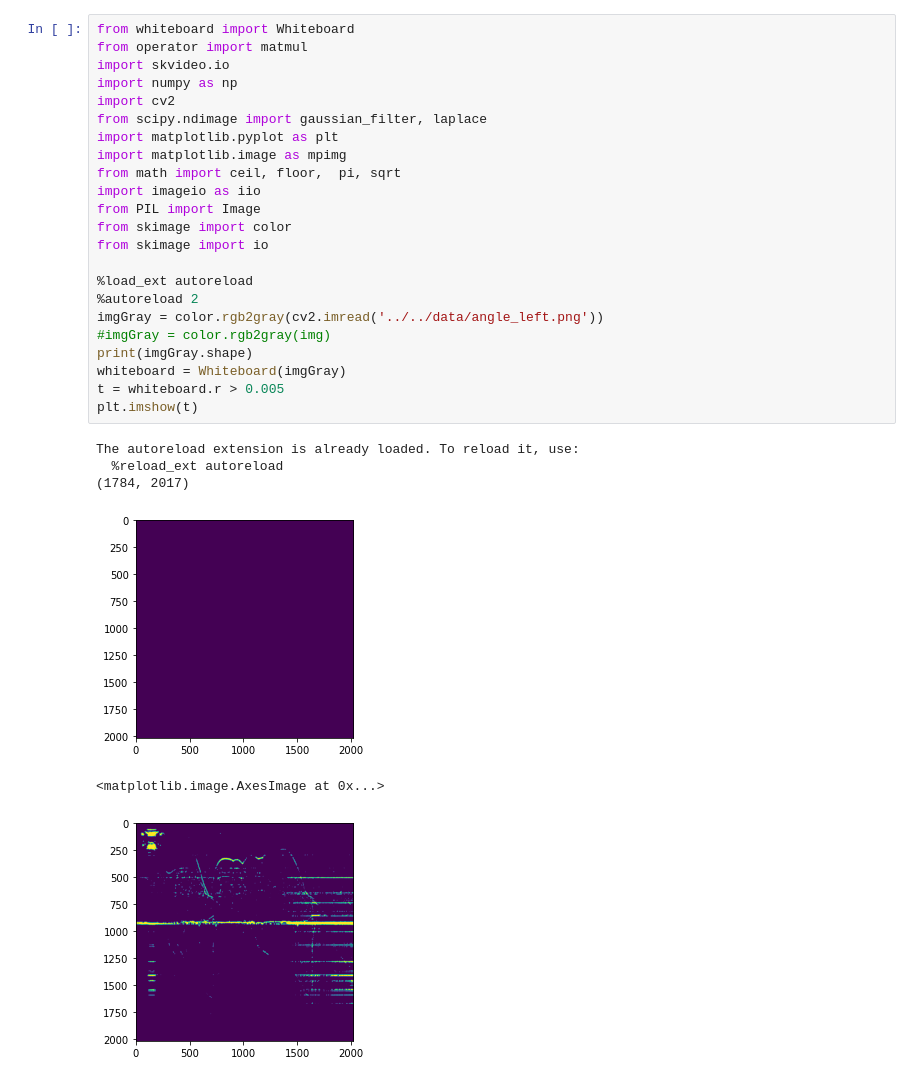
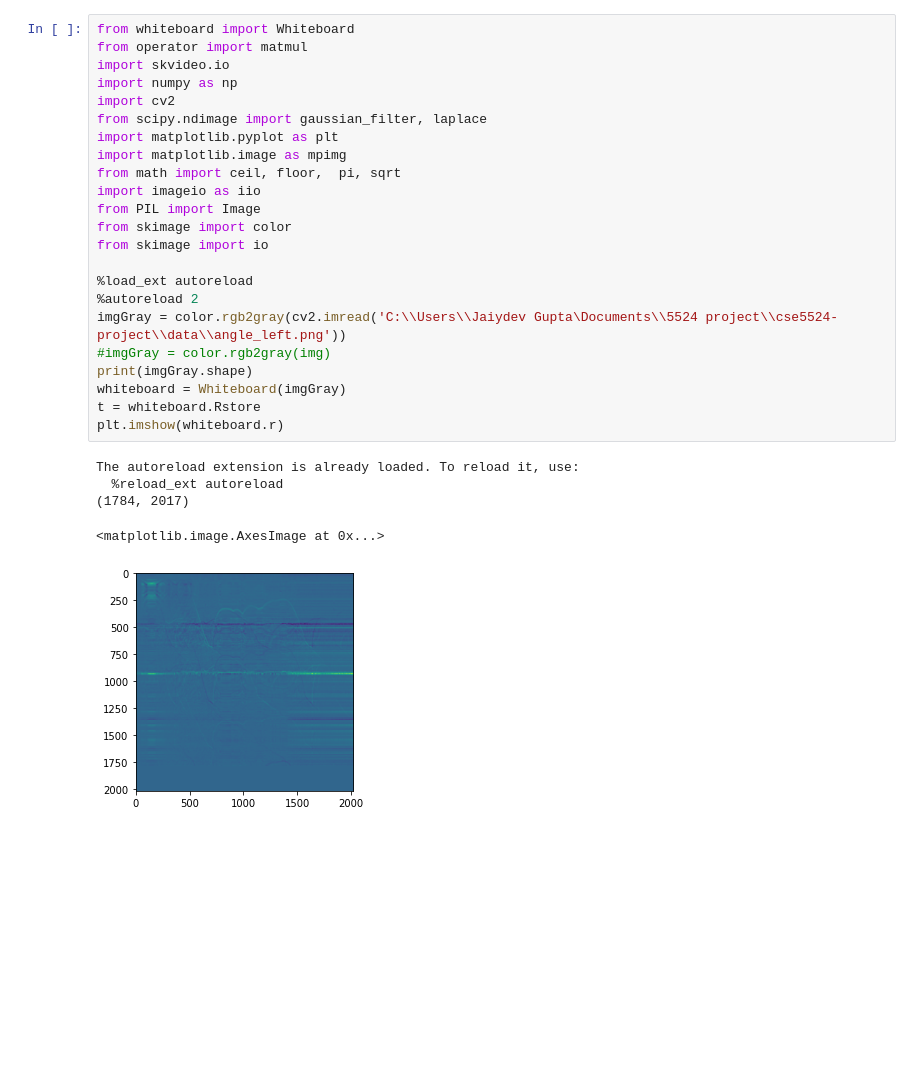
Before and after one commit to evanhuang117/cse5524-project, a Jupyter notebook: mspaint2.0/whiteboard/driver.ipynb, the cells around one changed output. Saved outputs shown, nothing was run; the diff lists cells and outputs as text; blank space fills up the shorter version.

```diff
--- a/mspaint2.0/whiteboard/driver.ipynb
+++ b/mspaint2.0/whiteboard/driver.ipynb
@@ -1,33 +1,32 @@
 # %%
 from whiteboard import Whiteboard
 from operator import matmul
 import skvideo.io
 import numpy as np
 import cv2
 from scipy.ndimage import gaussian_filter, laplace
 import matplotlib.pyplot as plt
 import matplotlib.image as mpimg
 from math import ceil, floor,  pi, sqrt
 import imageio as iio
 from PIL import Image
 from skimage import color
 from skimage import io
 
 %load_ext autoreload
 %autoreload 2
-imgGray = color.rgb2gray(cv2.imread('../../data/angle_left.png'))
+imgGray = color.rgb2gray(cv2.imread('C:\\Users\\Jaiydev Gupta\Documents\\5524 project\\cse5524-project\\data\\angle_left.png'))
 #imgGray = color.rgb2gray(img)
 print(imgGray.shape)
 whiteboard = Whiteboard(imgGray)
-t = whiteboard.r > 0.005
-plt.imshow(t)
+t = whiteboard.Rstore
+plt.imshow(whiteboard.r)
 # %% [output]
 The autoreload extension is already loaded. To reload it, use:
   %reload_ext autoreload
 (1784, 2017)
+<matplotlib.image.AxesImage at 0x...>
-[figure, old version]
+[figure, new version]
-<matplotlib.image.AxesImage at 0x...>
-[figure, removed]
 # %%
 
 def gaussDeriv2D(sigma):
```
Also changed, not shown: parts of 1 cell of this notebook, 3 other files.
